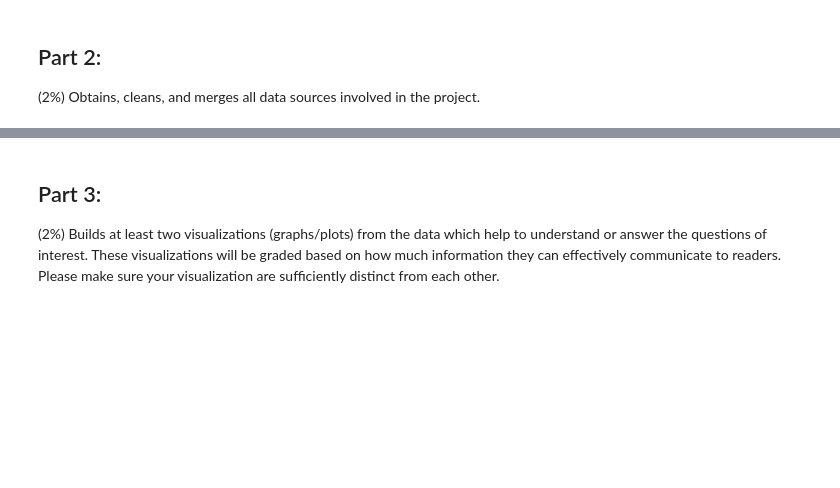
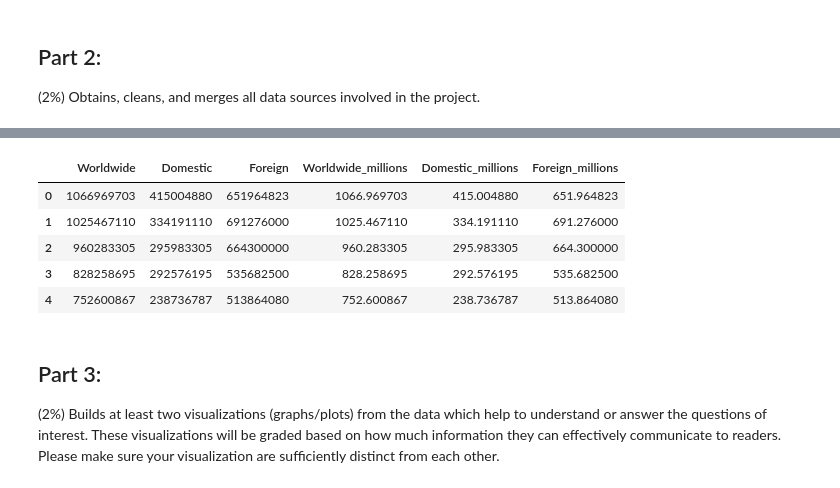
Before and after one commit to mtran-1230/DS3000, a Jupyter notebook: DS3000Phase2 (2).ipynb, the cells around one changed output, grey strips where cells are left out. Drawn from its saved outputs; the diff is of its cells as text; code cells hidden in the pictures; blank space fills up the shorter version.

```diff
--- a/DS3000Phase2 (2).ipynb
+++ b/DS3000Phase2 (2).ipynb
@@ -245,6 +390,17 @@ def clean_box_office(df):
 
 #dataframe = dataframe.drop(["Type", "Poster", "DVD", "totalSeasons", "Error", "Response", "Website", "Rank", "Production", "Ratings", "imdbRating", "imdbVotes"], axis=1)
 #cleaned_df = clean_box_office(dataframe)
+# %%
+cleaned_df = clean_box_office(final_df)
+cleaned_df[["Worldwide", "Domestic", "Foreign",
+            "Worldwide_millions", "Domestic_millions", "Foreign_millions"]].head()
+# %% [output]
+|  | Worldwide | Domestic | Foreign | Worldwide_millions | Domestic_millions | Foreign_millions |
+| 0 | 1066969703 | 415004880 | 651964823 | 1066.969703 | 415.004880 | 651.964823 |
+| 1 | 1025467110 | 334191110 | 691276000 | 1025.467110 | 334.191110 | 691.276000 |
+| 2 | 960283305 | 295983305 | 664300000 | 960.283305 | 295.983305 | 664.300000 |
+| 3 | 828258695 | 292576195 | 535682500 | 828.258695 | 292.576195 | 535.682500 |
+| 4 | 752600867 | 238736787 | 513864080 | 752.600867 | 238.736787 | 513.864080 |
 # %% [markdown]
 ## Part 3:
 (2\%) Builds at least two visualizations (graphs/plots) from the data which help to understand or answer the questions of interest. These visualizations will be graded based on how much information they can effectively communicate to readers. Please make sure your visualization are sufficiently distinct from each other.
```
Also changed, not shown: parts of 8 cells of this notebook, 1 other file.
